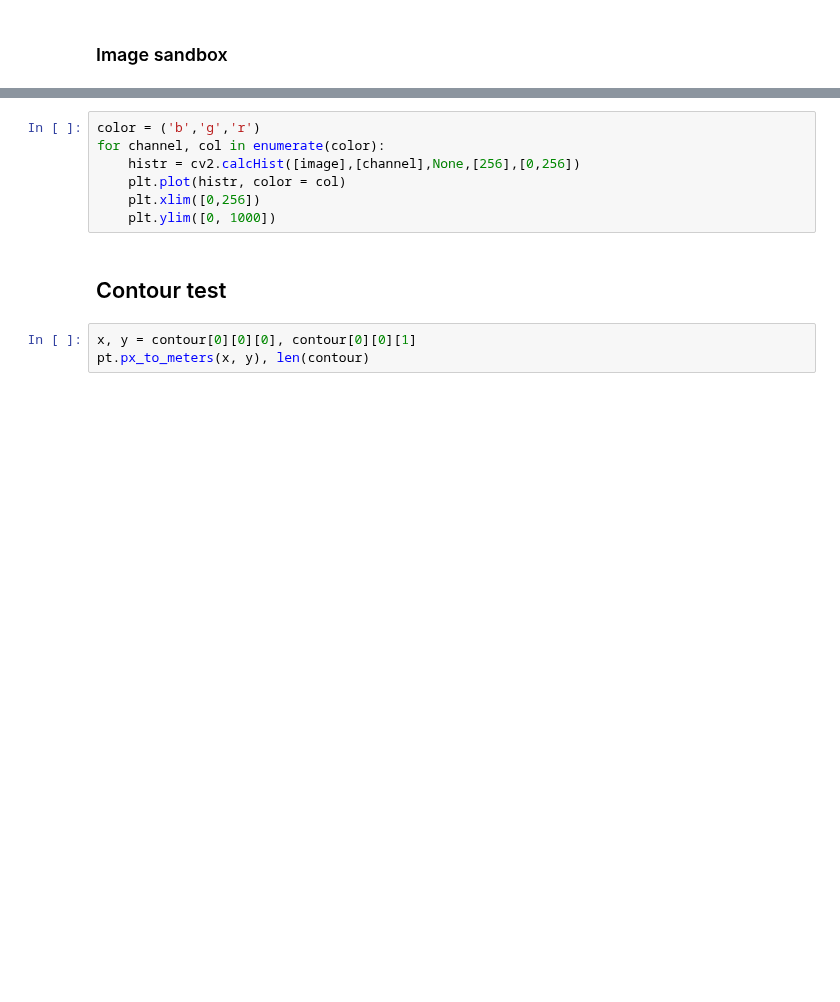
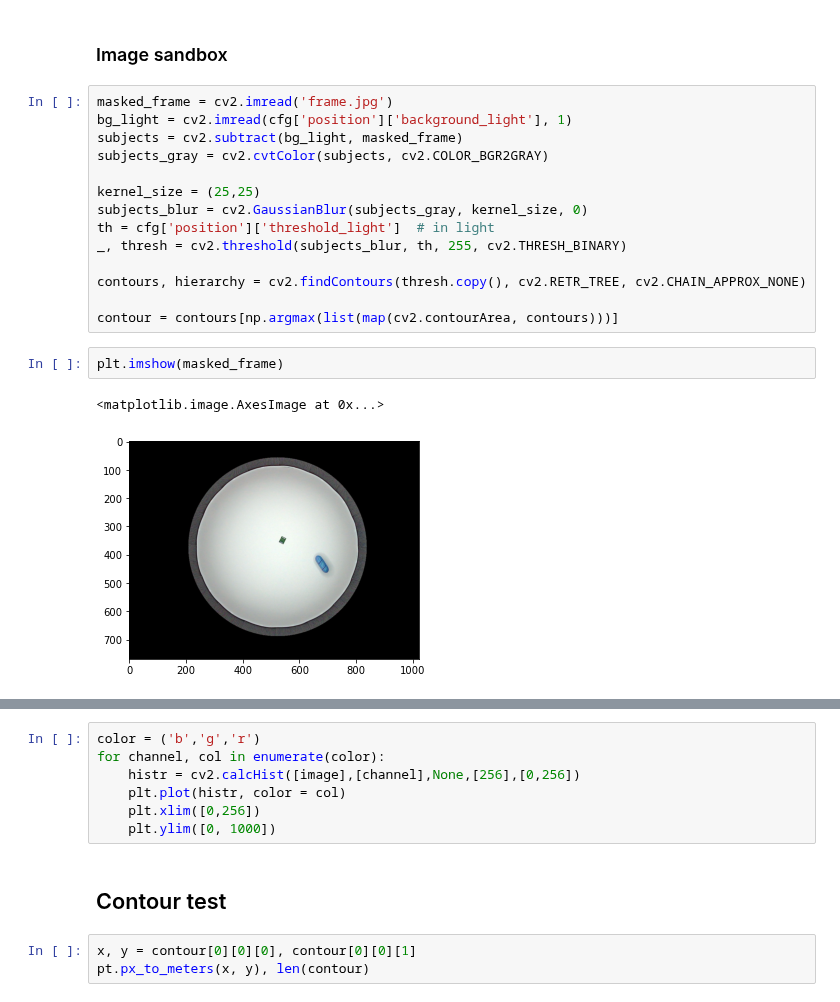
Before and after one commit to peckalab/runSIT, a Jupyter notebook: controllers/position.ipynb, the cells around one changed output, grey strips where cells are left out. Cells and saved outputs as stored; diff of their text form; blank space fills up the shorter version.

```diff
--- a/controllers/position.ipynb
+++ b/controllers/position.ipynb
@@ -255,3 +865,22 @@ Camera released
 Position tracker stopped
 # %% [markdown]
 ### Image sandbox
+# %%
+masked_frame = cv2.imread('frame.jpg')
+bg_light = cv2.imread(cfg['position']['background_light'], 1)
+subjects = cv2.subtract(bg_light, masked_frame)
+subjects_gray = cv2.cvtColor(subjects, cv2.COLOR_BGR2GRAY)
+
+kernel_size = (25,25)
+subjects_blur = cv2.GaussianBlur(subjects_gray, kernel_size, 0)
+th = cfg['position']['threshold_light']  # in light
+_, thresh = cv2.threshold(subjects_blur, th, 255, cv2.THRESH_BINARY)
+
+contours, hierarchy = cv2.findContours(thresh.copy(), cv2.RETR_TREE, cv2.CHAIN_APPROX_NONE)
+
+contour = contours[np.argmax(list(map(cv2.contourArea, contours)))]
+# %%
+plt.imshow(masked_frame)
+# %% [output]
+<matplotlib.image.AxesImage at 0x...>
+[figure, added]
```
Also changed, not shown: parts of 18 cells of this notebook, 1 other file.
